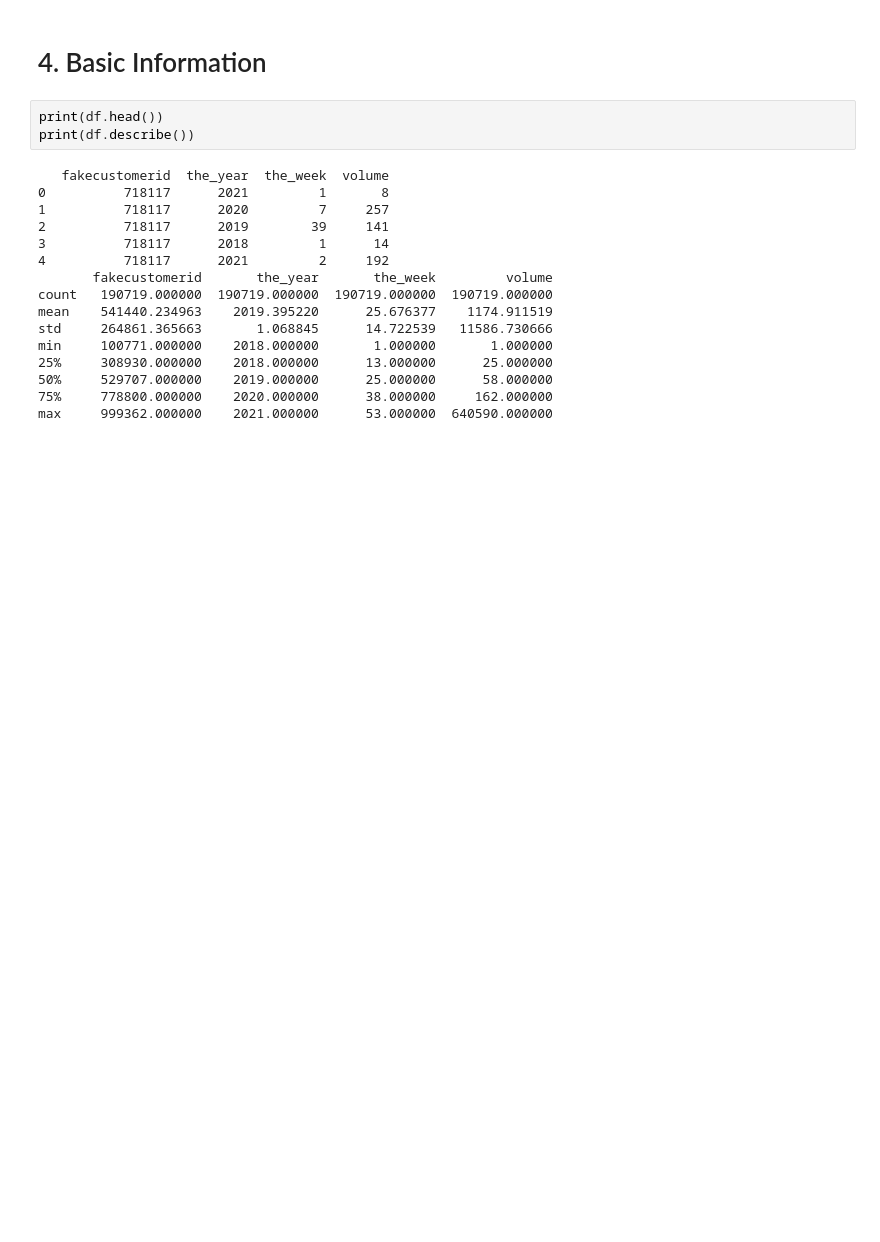
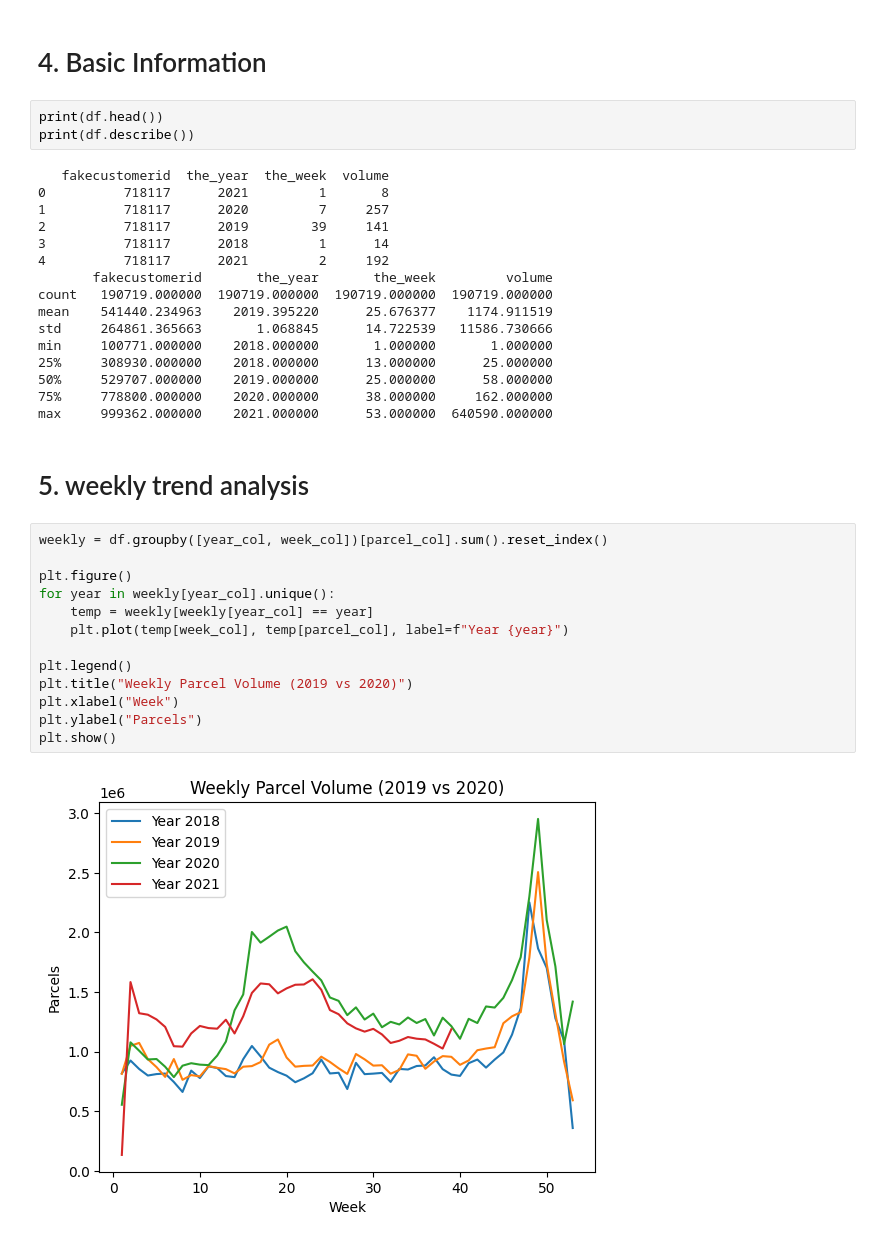
Before and after one commit to Ayman-Karovadiya-000590531/COMP-603-Final-Project, a Jupyter notebook: Group7_Project.ipynb, the cells around one changed output. Saved outputs shown, nothing was run; the diff lists cells and outputs as text; blank space fills up the shorter version.

Commit message:
trend analysis and ISGR calculation

```diff
--- a/Group7_Project.ipynb
+++ b/Group7_Project.ipynb
@@ -65,3 +65,20 @@ min     100771.000000    2018.000000       1.000000       1.000000
 50%     529707.000000    2019.000000      25.000000      58.000000
 75%     778800.000000    2020.000000      38.000000     162.000000
 max     999362.000000    2021.000000      53.000000  640590.000000
+# %% [markdown]
+# 5. weekly trend analysis
+# %%
+weekly = df.groupby([year_col, week_col])[parcel_col].sum().reset_index()
+
+plt.figure()
+for year in weekly[year_col].unique():
+    temp = weekly[weekly[year_col] == year]
+    plt.plot(temp[week_col], temp[parcel_col], label=f"Year {year}")
+
+plt.legend()
+plt.title("Weekly Parcel Volume (2019 vs 2020)")
+plt.xlabel("Week")
+plt.ylabel("Parcels")
+plt.show()
+# %% [output]
+[figure, added]
```
Also changed, not shown: parts of 6 cells of this notebook.
